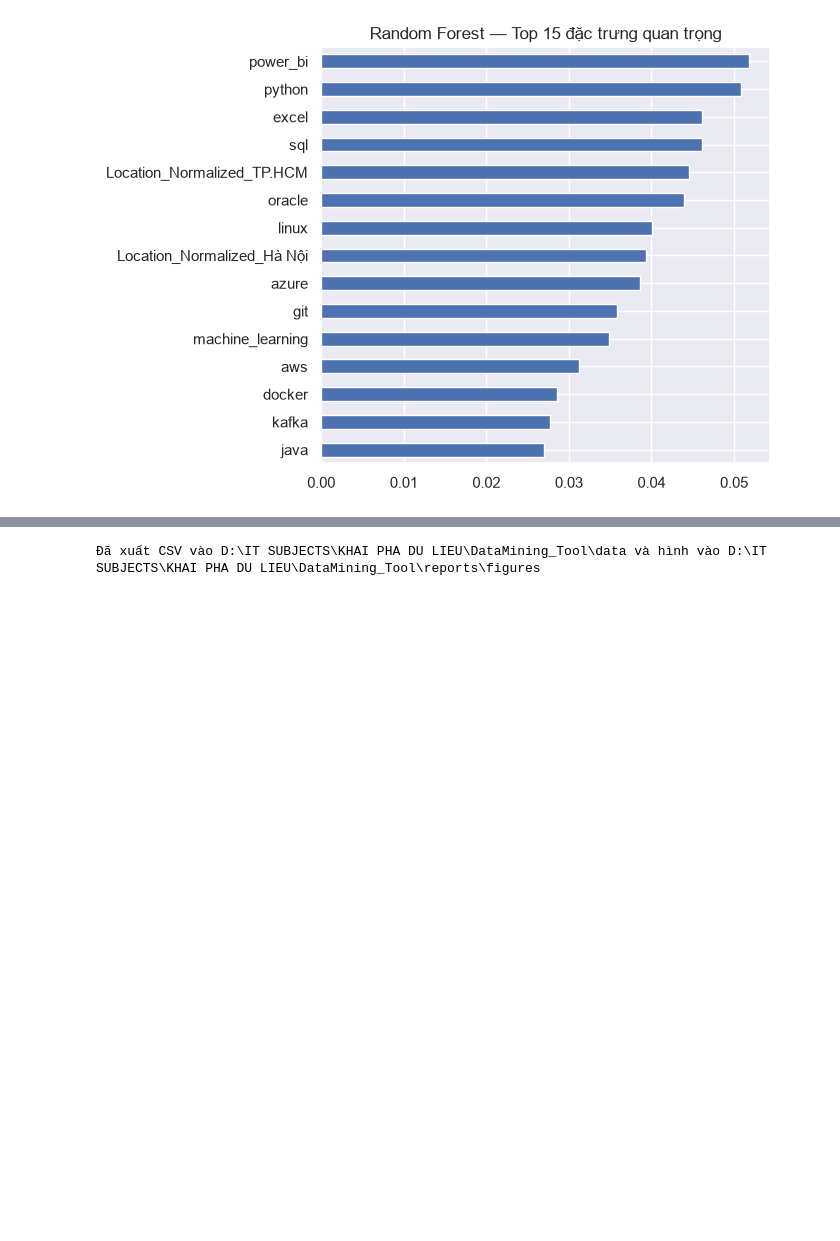
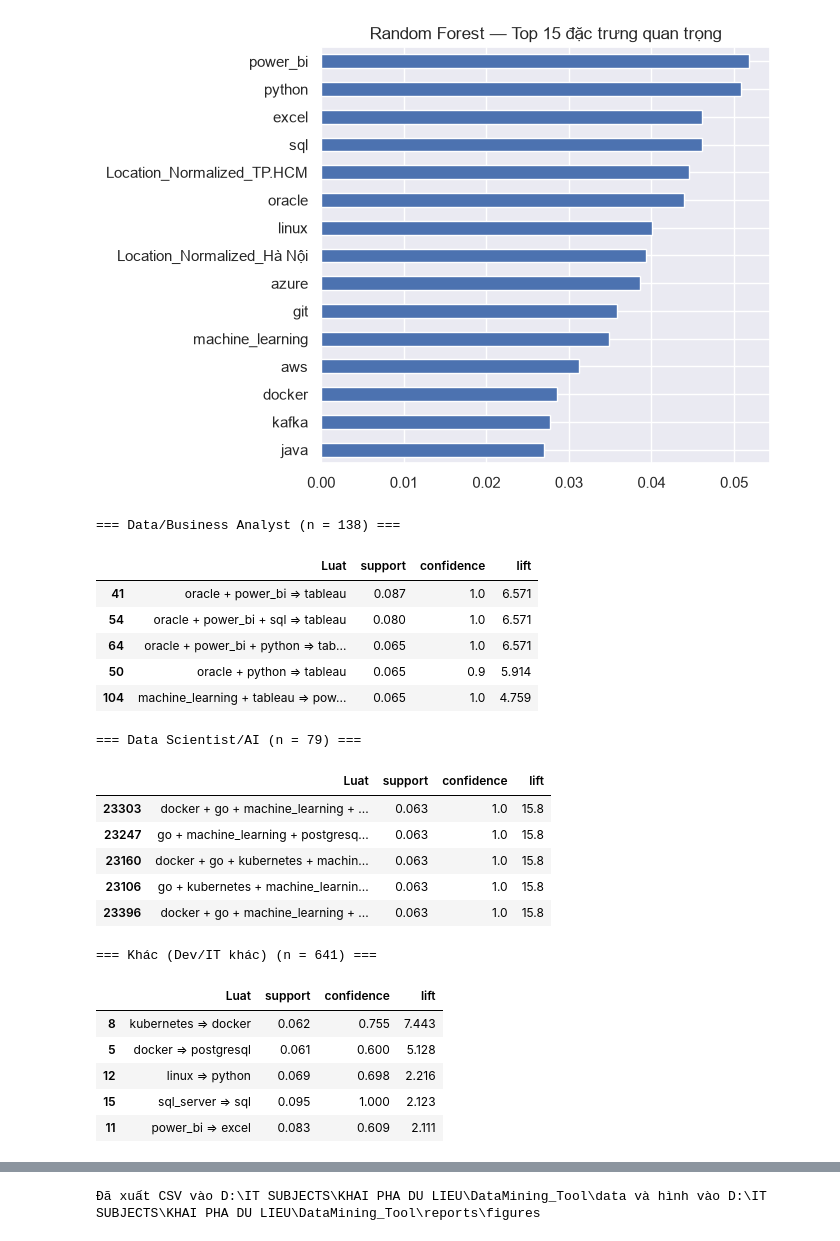
Before and after one commit to thewiin/DataMining_Tool, a Jupyter notebook: notebooks/Nhom29_MiningPipeline.ipynb, the cells around one changed output, grey strips where cells are left out. Saved outputs shown, nothing was run; the diff lists cells and outputs as text; code cells hidden in the pictures; blank space fills up the shorter version.

```diff
--- a/notebooks/Nhom29_MiningPipeline.ipynb
+++ b/notebooks/Nhom29_MiningPipeline.ipynb
@@ -994,3 +994,47 @@ if "dt_model" in globals():
 # %% [output]
 [figure]
 [figure]
+# %%
+# Luật kết hợp theo nhóm vai trò (top 5 luật theo lift, đã bỏ luật đối xứng)
+def mine_rules(sub, min_support=0.06, min_conf=0.5, top=5):
+    t = sub[skill_cols].astype(bool); t.columns = [c.replace("Skill_","") for c in t.columns]
+    fi = fpgrowth(t, min_support=min_support, use_colnames=True)
+    if fi.empty: return pd.DataFrame()
+    r = association_rules(fi, metric="confidence", min_threshold=min_conf)
+    r = r[r["lift"] > 1.2].copy()
+    if r.empty: return r
+    r["_k"] = r.apply(lambda x: frozenset(x["antecedents"] | x["consequents"]), axis=1)
+    r = r.sort_values(["confidence","lift"], ascending=False).drop_duplicates("_k")
+    r["Luat"] = r.apply(lambda x: " + ".join(sorted(x["antecedents"])) + "  =>  " + " + ".join(sorted(x["consequents"])), axis=1)
+    return r.sort_values("lift", ascending=False)[["Luat","support","confidence","lift"]].head(top).round(3)
+
+role_rules = {}
+for role in ["Data/Business Analyst", "Data Scientist/AI", "Khác (Dev/IT khác)"]:
+    sub = df[df["Role_Group"] == role]
+    res = mine_rules(sub)
+    print(f"\n=== {role} (n = {len(sub)}) ===")
+    if res.empty: print("Không có luật đạt ngưỡng (support>=0.06, conf>=0.5, lift>1.2)")
+    else: display(res); role_rules[role] = res.assign(Role_Group=role)
+if role_rules: pd.concat(role_rules.values()).to_csv(DATA/"association_rules_by_role.csv", index=False, encoding="utf-8-sig")
+# %% [output]
+=== Data/Business Analyst (n = 138) ===
+|  | Luat | support | confidence | lift |
+| 41 | oracle + power_bi => tableau | 0.087 | 1.0 | 6.571 |
+| 54 | oracle + power_bi + sql => tableau | 0.080 | 1.0 | 6.571 |
+| 64 | oracle + power_bi + python => tab... | 0.065 | 1.0 | 6.571 |
+| 50 | oracle + python => tableau | 0.065 | 0.9 | 5.914 |
+| 104 | machine_learning + tableau => pow... | 0.065 | 1.0 | 4.759 |
+=== Data Scientist/AI (n = 79) ===
+|  | Luat | support | confidence | lift |
+| 23303 | docker + go + machine_learning + ... | 0.063 | 1.0 | 15.8 |
+| 23247 | go + machine_learning + postgresq... | 0.063 | 1.0 | 15.8 |
+| 23160 | docker + go + kubernetes + machin... | 0.063 | 1.0 | 15.8 |
+| 23106 | go + kubernetes + machine_learnin... | 0.063 | 1.0 | 15.8 |
+| 23396 | docker + go + machine_learning + ... | 0.063 | 1.0 | 15.8 |
+=== Khác (Dev/IT khác) (n = 641) ===
+|  | Luat | support | confidence | lift |
+| 8 | kubernetes => docker | 0.062 | 0.755 | 7.443 |
+| 5 | docker => postgresql | 0.061 | 0.600 | 5.128 |
+| 12 | linux => python | 0.069 | 0.698 | 2.216 |
+| 15 | sql_server => sql | 0.095 | 1.000 | 2.123 |
+| 11 | power_bi => excel | 0.083 | 0.609 | 2.111 |
```
Also changed, not shown: parts of 7 cells of this notebook, 3 other files.
